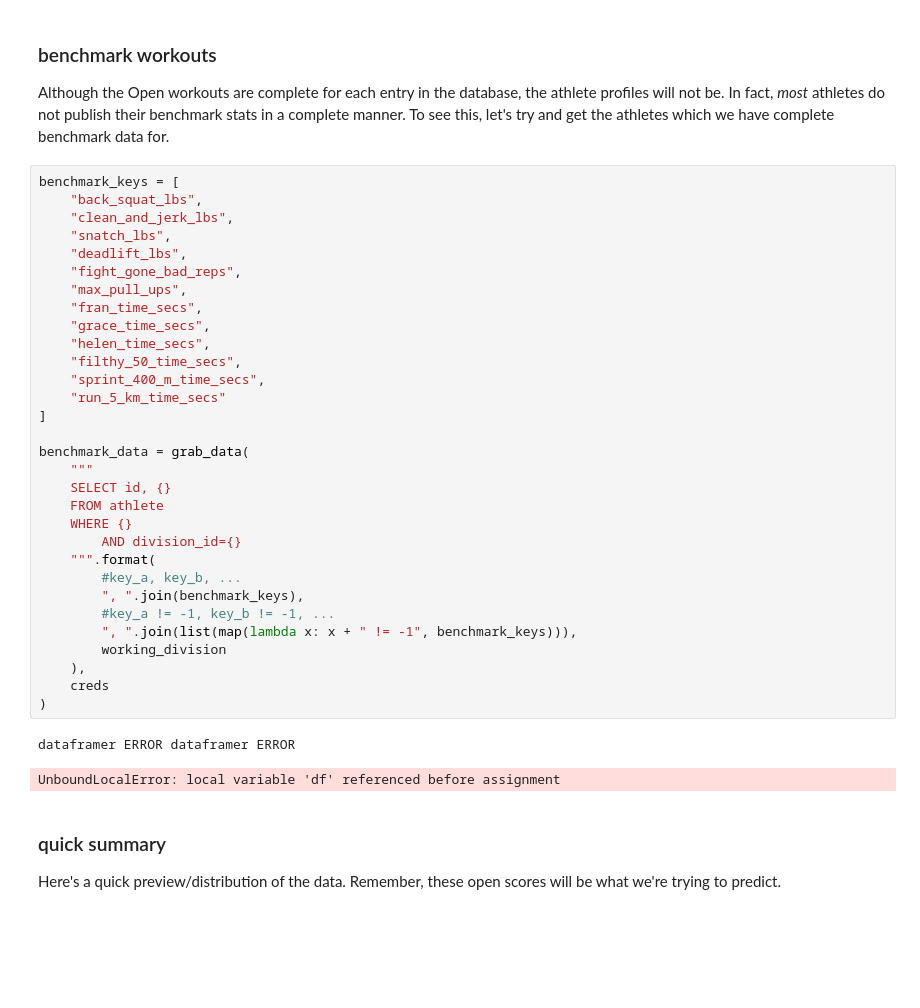
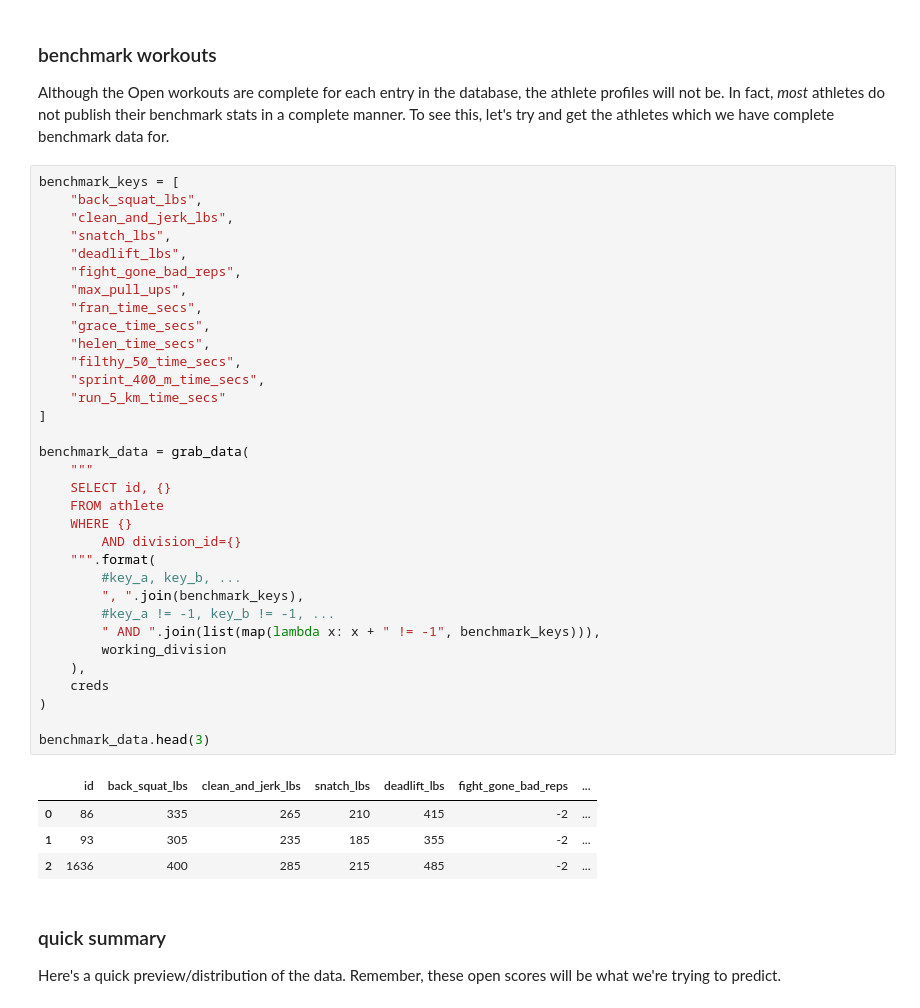
Before and after one commit to zfreedman/crossfit_open_2018, a Jupyter notebook: learning/open_bayesian_regression.ipynb, the cells around one changed output. Cells and saved outputs as stored; diff of their text form; blank space fills up the shorter version.

```diff
--- a/learning/open_bayesian_regression.ipynb
+++ b/learning/open_bayesian_regression.ipynb
@@ -78,36 +85,40 @@ Although the Open workouts are complete for each entry in the database, the athl
 benchmark_keys = [
     "back_squat_lbs",
     "clean_and_jerk_lbs",
     "snatch_lbs",
     "deadlift_lbs",
     "fight_gone_bad_reps",
     "max_pull_ups",
     "fran_time_secs",
     "grace_time_secs",
     "helen_time_secs",
     "filthy_50_time_secs",
     "sprint_400_m_time_secs",
     "run_5_km_time_secs"
 ]
 
 benchmark_data = grab_data(
     """
     SELECT id, {}
     FROM athlete
     WHERE {}
         AND division_id={}
     """.format(
         #key_a, key_b, ...
         ", ".join(benchmark_keys),
         #key_a != -1, key_b != -1, ...
-        ", ".join(list(map(lambda x: x + " != -1", benchmark_keys))),
+        " AND ".join(list(map(lambda x: x + " != -1", benchmark_keys))),
         working_division
     ),
     creds
 )
+
+benchmark_data.head(3)
 # %% [output]
-dataframer ERROR dataframer ERROR
-UnboundLocalError: local variable 'df' referenced before assignment
+|  | id | back_squat_lbs | clean_and_jerk_lbs | snatch_lbs | deadlift_lbs | fight_gone_bad_reps | ... |
+| 0 | 86 | 335 | 265 | 210 | 415 | -2 | ... |
+| 1 | 93 | 305 | 235 | 185 | 355 | -2 | ... |
+| 2 | 1636 | 400 | 285 | 215 | 485 | -2 | ... |
 # %% [markdown]
 ### quick summary
 Here's a quick preview/distribution of the data. Remember, these open scores will be what we're trying to predict.
```
Also changed, not shown: parts of 1 cell of this notebook, 1 other file.
